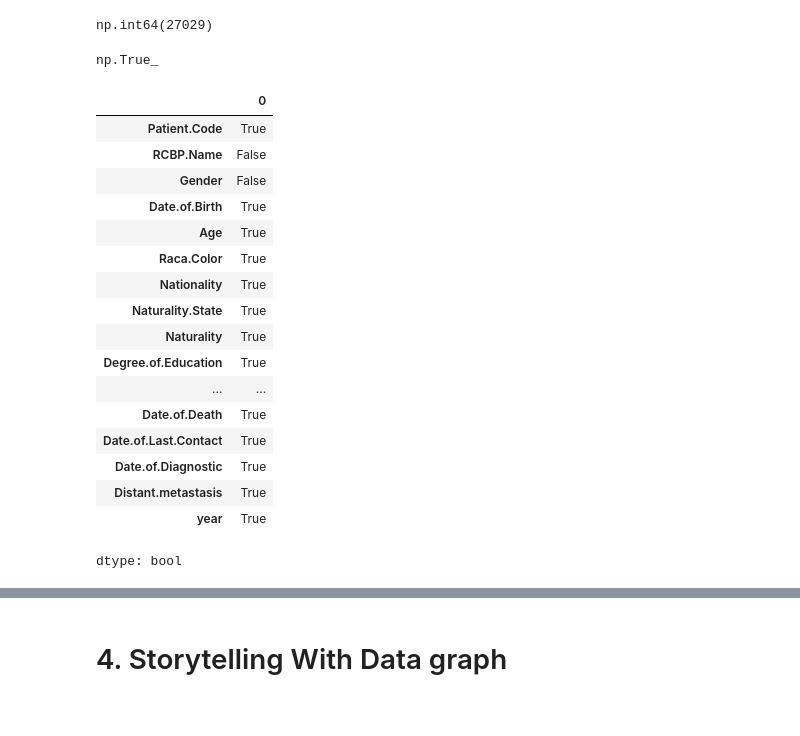
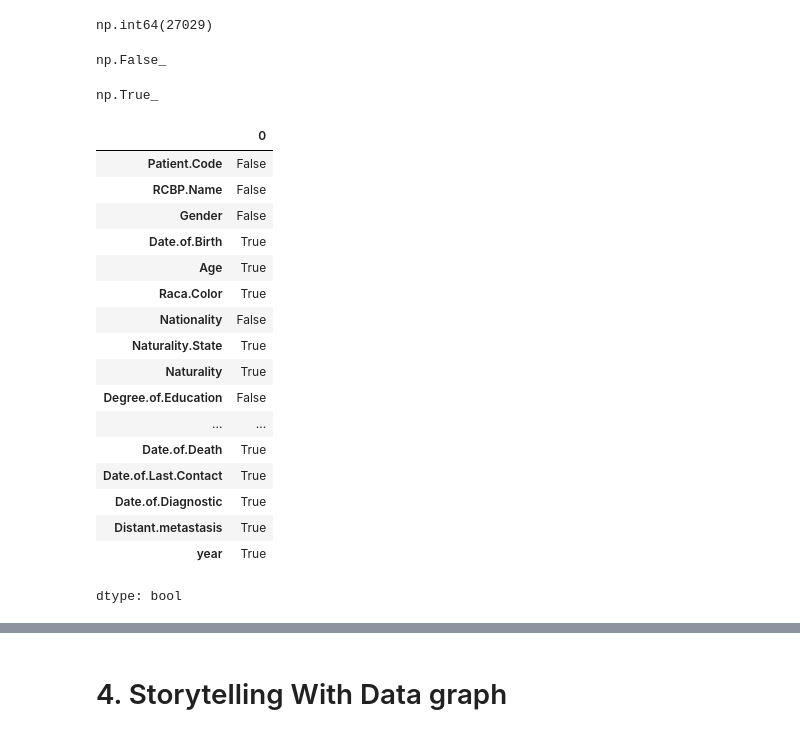
Before and after one commit to Jbaner/Module-B-semester-2, a Jupyter notebook: Week4.ipynb, the cells around one changed output, grey strips where cells are left out. Cells and saved outputs as stored; diff of their text form; code cells hidden in the pictures.

```diff
--- a/Week4.ipynb
+++ b/Week4.ipynb
@@ -146,5 +146,12 @@ df_BrazilCancer.duplicated().any()
 df_BrazilCancer.duplicated().sum()
 # %% [output]
 np.int64(27029)
+# %%
+#remove duplicate rows and keep the last instance
+df_BrazilCancer2= df_BrazilCancer.drop_duplicates(keep="last")
+# %%
+df_BrazilCancer2.duplicated().any() # check after removing duplicate
+# %% [output]
+np.False_
 # %%
 #Finding any duplicate values in the ID column
@@ -154,21 +161,21 @@ df_BrazilCancer["Patient.Code"].duplicated().any()
 np.True_
 # %%
 #Check whether there are any null values in the DataFrame
-df_BrazilCancer.isna().any().any()
-#No null values are found
-df_BrazilCancer.isna().any()
+df_BrazilCancer2.isna().any().any()
+#null values are found
+df_BrazilCancer2.isna().any()
 # %% [output]
 |  | 0 |
-| Patient.Code | True |
+| Patient.Code | False |
 | RCBP.Name | False |
 | Gender | False |
 | Date.of.Birth | True |
 | Age | True |
 | Raca.Color | True |
-| Nationality | True |
+| Nationality | False |
 | Naturality.State | True |
 | Naturality | True |
-| Degree.of.Education | True |
+| Degree.of.Education | False |
 | ... | ... |
 | Date.of.Death | True |
 | Date.of.Last.Contact | True |
```
Also changed, not shown: parts of 3 cells of this notebook.
